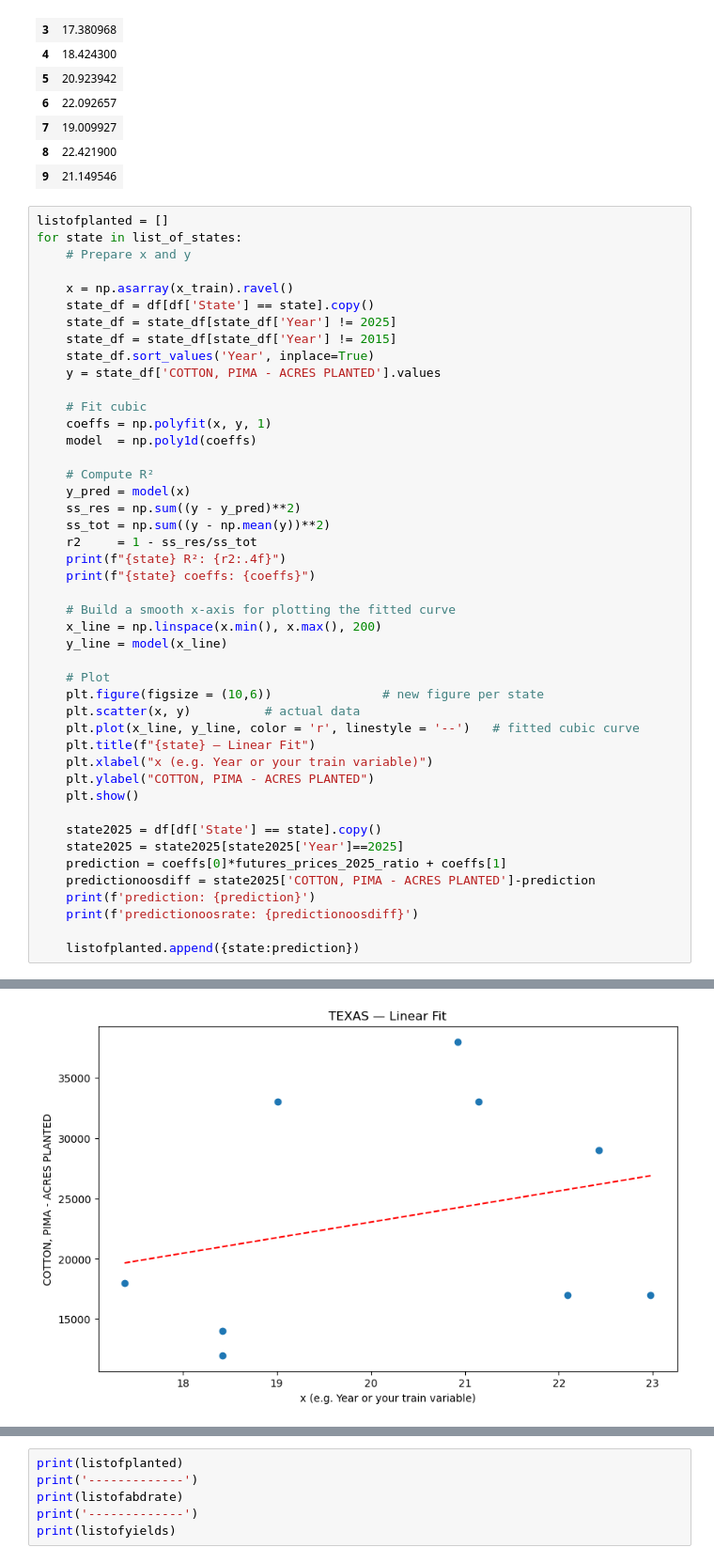
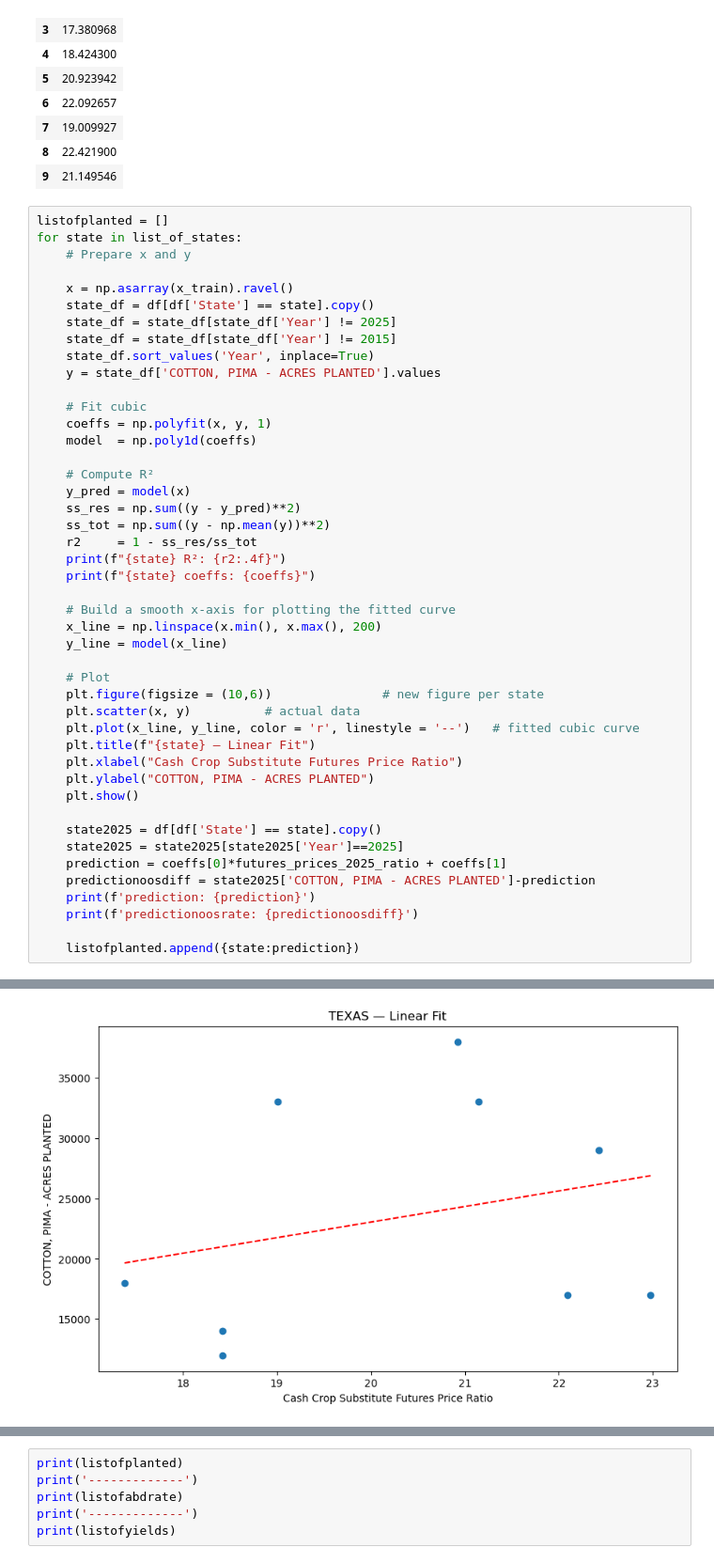
Before and after one commit to leolu12321/pjldc, a Jupyter notebook: pima.ipynb, the cells around one changed output, grey strips where cells are left out. Shown at 94% size. Cells and saved outputs as stored; diff of their text form.

Commit message:
update v1.1 new plots

```diff
--- a/pima.ipynb
+++ b/pima.ipynb
@@ -171,35 +171,35 @@ for state in list_of_states:
     y_pred = model(x)
     ss_res = np.sum((y - y_pred)**2)
     ss_tot = np.sum((y - np.mean(y))**2)
     r2     = 1 - ss_res/ss_tot
     print(f"{state} R²: {r2:.4f}")
     print(f"{state} coeffs: {coeffs}")
 
     # Build a smooth x-axis for plotting the fitted curve
     x_line = np.linspace(x.min(), x.max(), 200)
     y_line = model(x_line)
 
     # Plot
     plt.figure(figsize = (10,6))               # new figure per state
     plt.scatter(x, y)          # actual data
     plt.plot(x_line, y_line, color = 'r', linestyle = '--')   # fitted cubic curve
     plt.title(f"{state} — Linear Fit")
-    plt.xlabel("x (e.g. Year or your train variable)")
+    plt.xlabel("Cash Crop Substitute Futures Price Ratio")
     plt.ylabel("COTTON, PIMA - ACRES PLANTED")
     plt.show()
 
     state2025 = df[df['State'] == state].copy()
     state2025 = state2025[state2025['Year']==2025]
     prediction = coeffs[0]*futures_prices_2025_ratio + coeffs[1]
     predictionoosdiff = state2025['COTTON, PIMA - ACRES PLANTED']-prediction
     print(f'prediction: {prediction}')
     print(f'predictionoosrate: {predictionoosdiff}')
 
     listofplanted.append({state:prediction})
 # %% [output]
 TEXAS R²: 0.0732
 TEXAS coeffs: [ 1292.35743898 -2805.58266606]
-[figure, old version]
+[figure, new version]
 prediction: 24991.79970051253
 predictionoosrate: 16    2008.200299
 Name: COTTON, PIMA - ACRES PLANTED, dtype: float64
```
Also changed, not shown: parts of 1 cell of this notebook, 1 other file.
